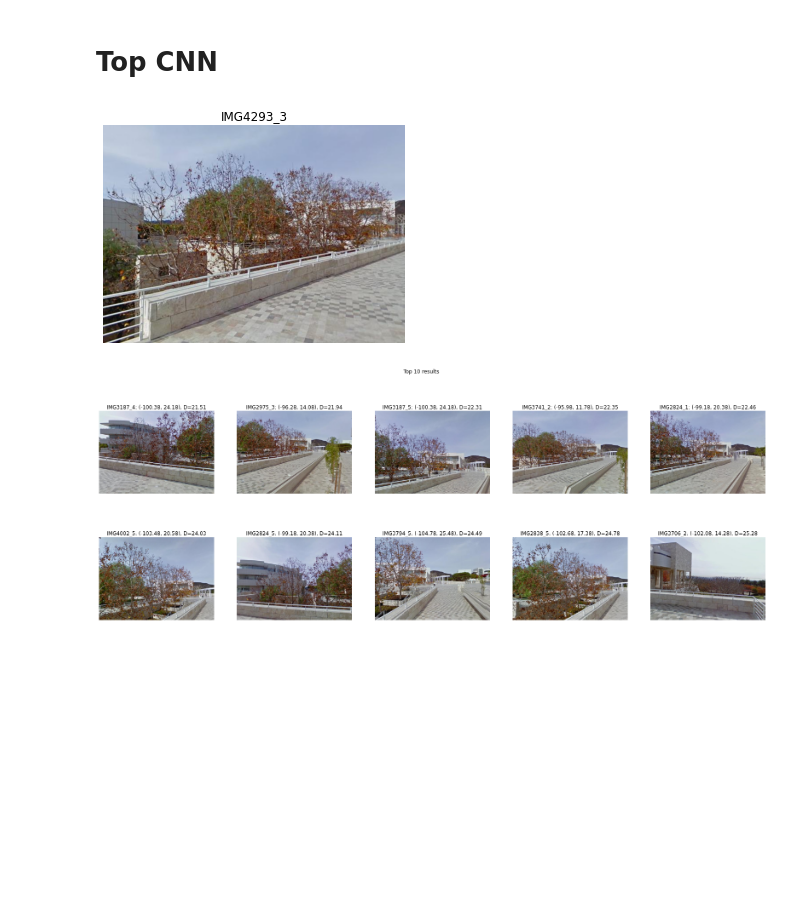
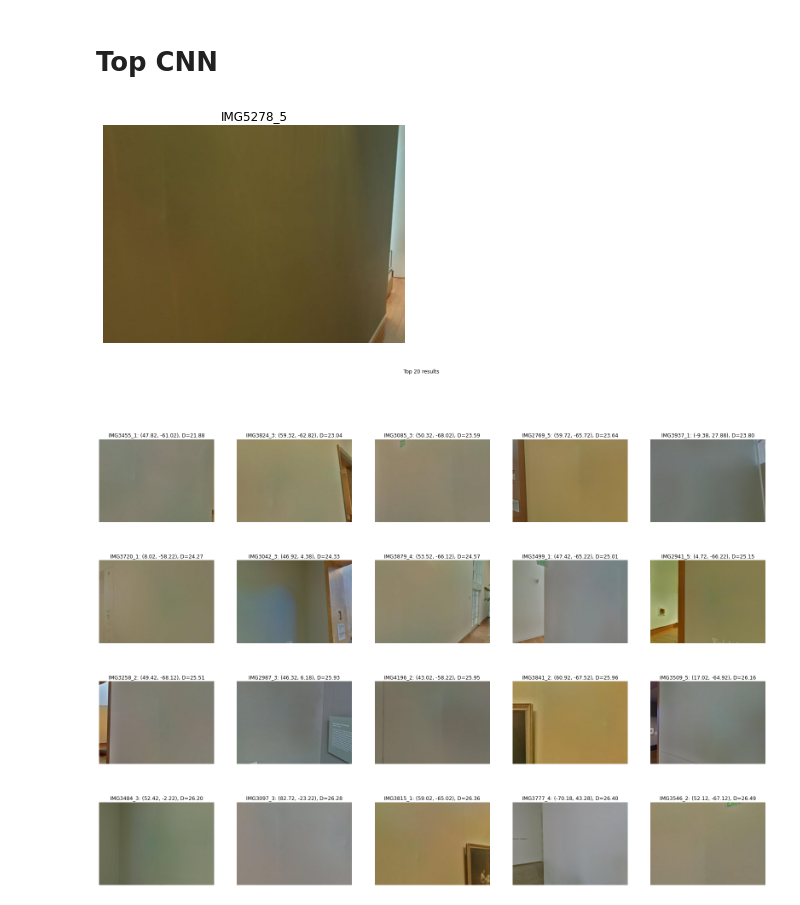
Before and after one commit to tuankhoin/Fine-Grained-Localization, a Jupyter notebook: exploit_results.ipynb, the cells around one changed output. Drawn from its saved outputs; the diff is of its cells as text; code cells hidden in the pictures; blank space fills up the shorter version.

```diff
--- a/exploit_results.ipynb
+++ b/exploit_results.ipynb
@@ -42,3 +42,4 @@ plt.show()
 [figure]
 # %%
 get_coord = lambda name: train_xy.loc[train_xy['id']==name,['x','y']].values
+extract_match = lambda i, thresh: fname[i,np.argwhere(dist[i] < dist[i,0] + thresh)]
@@ -74,29 +77,30 @@ for train in train_res:
 # %% [markdown]
 # Ranked by SIFT, on top CNN candidates
 # %%
-i=6
-top = 10
+i=813
+top = 15
 test_img = test_i[test_path[i]]
-train_res = fgood[i,:top]
+train_res = fgood[i,:]
 
 plt.imshow(test_img[:,:,::-1])
 plt.title(f'{test_path[i]}')
 plt.axis('off')
 plt.show()
 
-limit = 3500
-top_cnn = fname[i,:limit]
+#limit = 10
+top_cnn = extract_match(i,5).flatten()
+#top_cnn = fname[i,:limit]
 
 _,ax = plt.subplots(int(top/5),5,figsize=(28,5*int(top/5)))
 plt.suptitle(f'Top {top} results')
 j = 0
-for train in train_res:
+for idx,train in enumerate(train_res):
     if j == top: break
     if train not in top_cnn: continue
     train_img = train_i[train]
     coor = get_coord(train)
     ax[int(j/5),j%5].imshow(train_img[:,:,::-1])
-    ax[int(j/5),j%5].set_title(f'{train}: ({coor[0,0]:.2f}, {coor[0,1]:.2f}), D={good[i,j]:.2f}')
+    ax[int(j/5),j%5].set_title(f'{train}: ({coor[0,0]:.2f}, {coor[0,1]:.2f}), M={good[i,idx]:.2f}')
     ax[int(j/5),j%5].axis('off')
     j += 1
 # %% [output]
@@ -105,7 +109,7 @@ for train in train_res:
 # %% [markdown]
 # Top SIFT
 # %%
-i=6
+i=29
 top = 10
 test_img = test_i[test_path[i]]
 train_res = fgood[i,:top]
@@ -121,6 +125,6 @@ for j,train in enumerate(train_res):
     train_img = train_i[train]
     coor = get_coord(train)
     ax[int(j/5),j%5].imshow(train_img[:,:,::-1])
-    ax[int(j/5),j%5].set_title(f'{train}: ({coor[0,0]:.2f}, {coor[0,1]:.2f}), D={good[i,j]:.2f}')
+    ax[int(j/5),j%5].set_title(f'{train}: ({coor[0,0]:.2f}, {coor[0,1]:.2f}), M={good[i,j]:.2f}')
     ax[int(j/5),j%5].axis('off')
 # %% [output]
@@ -129,24 +133,24 @@ for j,train in enumerate(train_res):
 # %% [markdown]
 # Top CNN
 # %%
-i=6
-top = 10
+i=991
+top = 20
 test_img = test_i[test_path[i]]
 train_res = fname[i,:top]
 
 plt.imshow(test_img[:,:,::-1])
 plt.title(f'{test_path[i]}')
 plt.axis('off')
 plt.show()
 
 _,ax = plt.subplots(int(top/5),5,figsize=(28,5*int(top/5)))
 plt.suptitle(f'Top {top} results')
 for j,train in enumerate(train_res):
     train_img = train_i[train]
     coor = get_coord(train)
     ax[int(j/5),j%5].imshow(train_img[:,:,::-1])
     ax[int(j/5),j%5].set_title(f'{train}: ({coor[0,0]:.2f}, {coor[0,1]:.2f}), D={dist[i,j]:.2f}')
     ax[int(j/5),j%5].axis('off')
 # %% [output]
-[figure, old version]
+[figure, new version]
-[figure, old version]
+[figure, new version]
```
Also changed, not shown: parts of 3 cells of this notebook, 6 other files.
